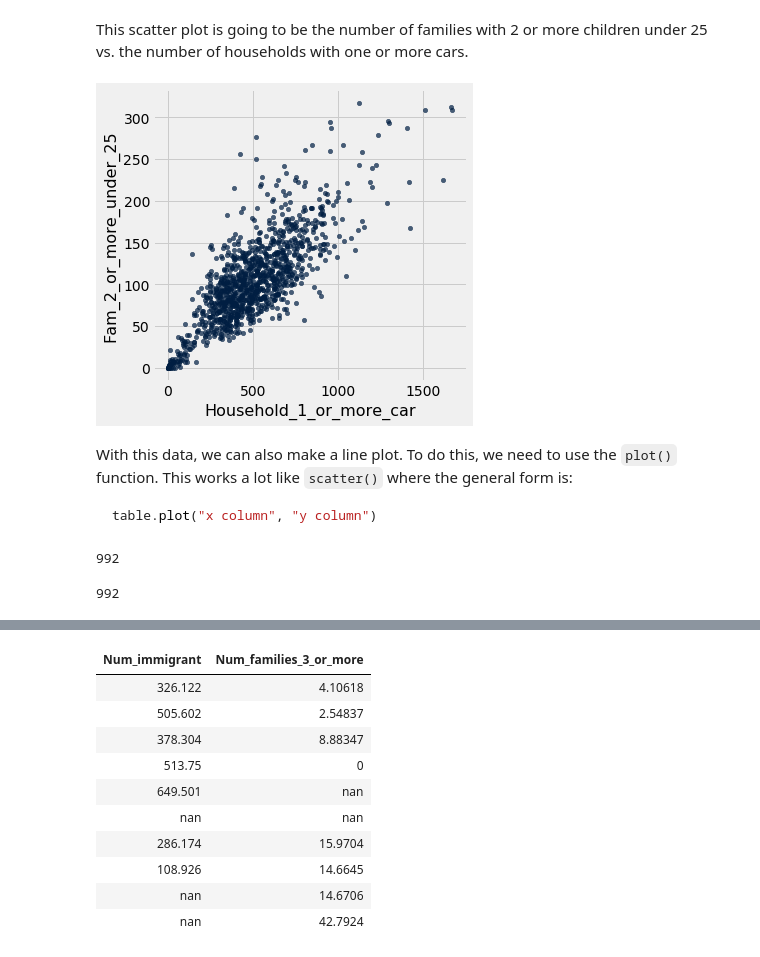
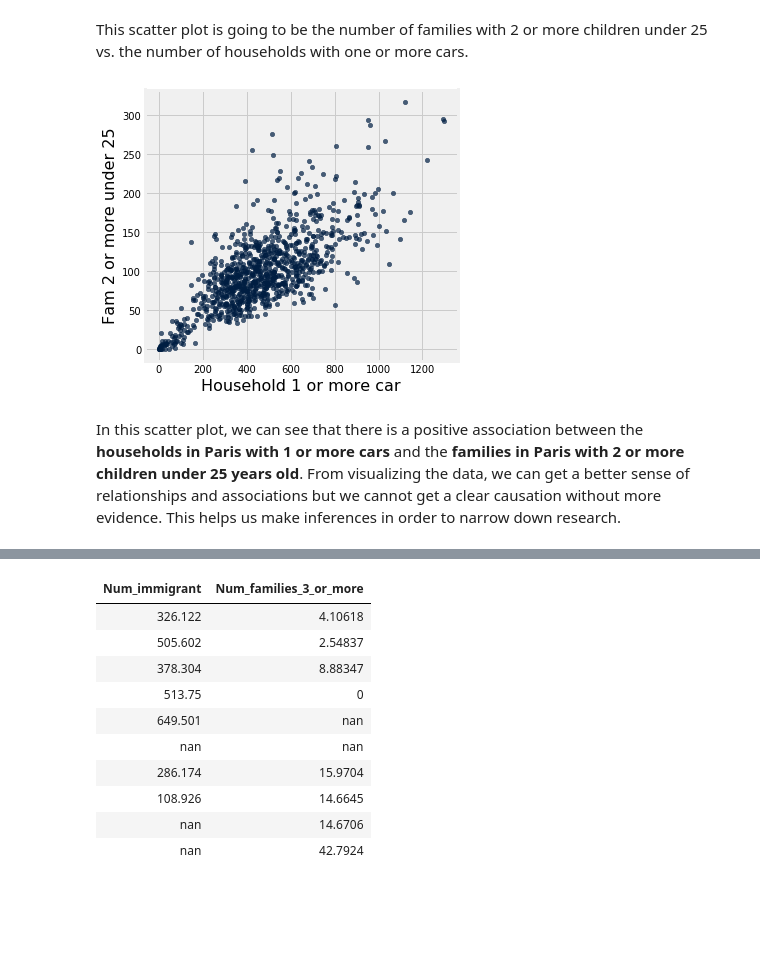
Before and after one commit to Sandotin/Analysis-of-Gentrification-of-Paris-IRIS-Units, a Jupyter notebook: Final_Notebook.ipynb, the cells around one changed output, grey strips where cells are left out. Cells and saved outputs as stored; diff of their text form; code cells hidden in the pictures; blank space fills up the shorter version.

````diff
--- a/Final_Notebook.ipynb
+++ b/Final_Notebook.ipynb
@@ -440,21 +440,9 @@ new_soc_data2
 # %% [markdown]
 This scatter plot is going to be the number of families with 2 or more children under 25 vs. the number of households with one or more cars.
-# %%
-new_soc_data2.scatter("Household_1_or_more_car", "Fam_2_or_more_under_25")
-# %% [output]
-[figure, removed]
-# %% [markdown]
-With this data, we can also make a line plot. To do this, we need to use the `plot()` function. This works a lot like `scatter()` where the general form is:
-
-```python
-table.plot("x column", "y column")
-```
-# %%
-len(act_data_paris.column("C12_ACT1564_CS2"))
-# %% [output]
-992
-# %%
-len(dem_data_paris.column("P12_POP_IMM"))
-# %% [output]
-992
+# %%
+new_soc_data2.scatter("Household 1 or more car", "Fam 2 or more under 25")
+# %% [output]
+[figure, added]
+# %% [markdown]
+In this scatter plot, we can see that there is a positive association between the **households in Paris with 1 or more cars** and the **families in Paris with 2 or more children under 25 years old**. From visualizing the data, we can get a better sense of relationships and associations but we cannot get a clear causation without more evidence. This helps us make inferences in order to narrow down research.
 # %%
````
Also changed, not shown: parts of 10 cells of this notebook, 1 other file.
